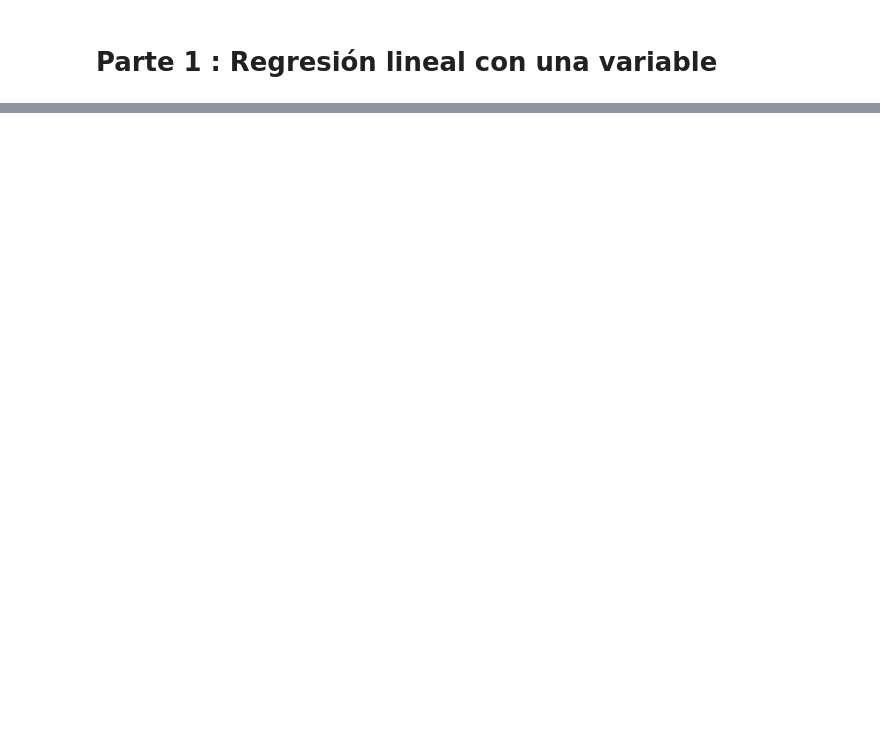
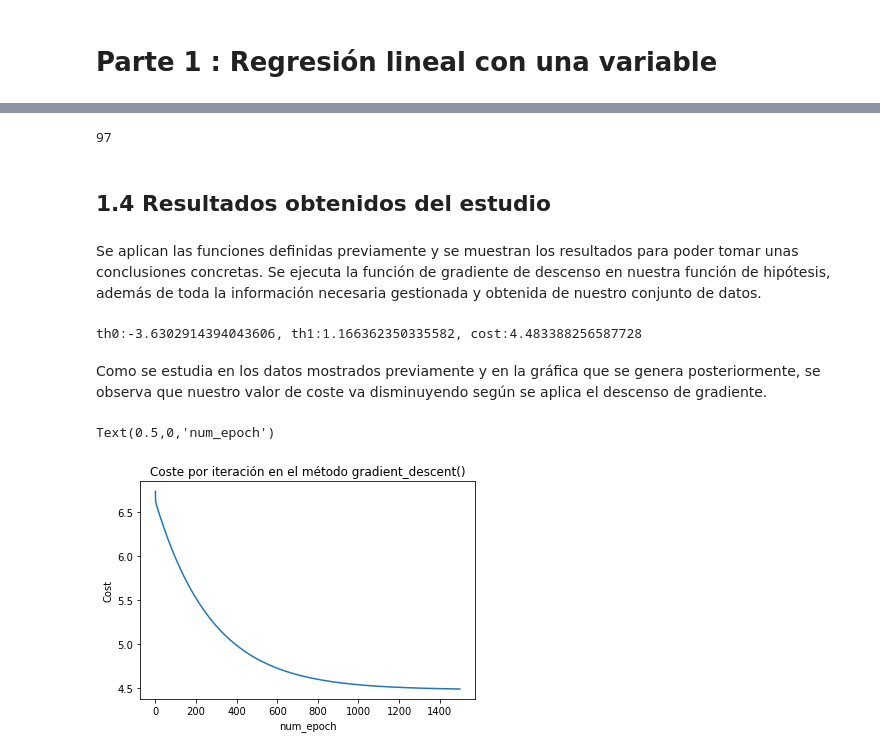
Before and after one commit to ivanfermena/Machine-Learning-Practice-1, a Jupyter notebook: Práctica 1 - Aprendizaje Automático y Big Data.ipynb, the cells around one changed output, grey strips where cells are left out. Cells and saved outputs as stored; diff of their text form; code cells hidden in the pictures; blank space fills up the shorter version.

```diff
--- a/Práctica 1 - Aprendizaje Automático y Big Data.ipynb
+++ b/Práctica 1 - Aprendizaje Automático y Big Data.ipynb
@@ -30,8 +49,7 @@ def hyphotesis_function(th0, th1, x):
 # %%
-# Implementacion de la funcion de coste de la regresion lineal J(th0,th1)
 def cost_function(fun, th0, th1, m, x, y):
-    sum_squared_error = 0
+    sum_cost = 0
     for i in range(0, m):
-        sum_error_squared += (fun(th0, th1, x[i]) - y[i])**2
-    mean_squared_error = sum_error_squared / (2*m)
-    return mean_error_squared
+        sum_cost += (fun(th0, th1, x[i]) - y[i])**2
+    cost = sum_cost / (2*m)
+    return cost
@@ -38,8 +58,14 @@ def cost_function(fun, th0, th1, m, x, y):
 # %%
-def gradient_descent(fun, th, lr, m, x, y):
-    for i in range(0, 1500):
-        new_th0 = th0 - (lr/m)*np.sum([fun(th0, th1, x[j]) - y[j] for j in range(0, m)])
-        new_th1 = th1 - (lr/m)*np.sum([((fun(th0, th1, x[j]) - y[j])*x[j]) for j in range(0, m)])
-        th0 = new_th0
-        th1 = new_th1
-        print('It: {}, MSE: {}'.format(i, cost_function(fun, th0, th1, m, x, y)))
+def gradient_descent(fun, th0, th1, m, x, y, lr=0.01, epochs=1500):
+    cost = []
+    curr_th0 = th0
+    curr_th1 = th1
+    for i in range(0, epochs):
+        new_th0 = curr_th0 - (lr/m)*np.sum([fun(curr_th0, curr_th1, x[j]) - y[j] for j in range(0, m)])
+        new_th1 = curr_th1 - (lr/m)*np.sum([((fun(curr_th0, curr_th1, x[j]) - y[j])*x[j]) for j in range(0, m)])
+        curr_th0 = new_th0
+        curr_th1 = new_th1
+        epoch_cost = cost_function(fun, curr_th0, curr_th1, m, x, y)
+        cost += [epoch_cost]
+        #print('It: {}, Cost: {}'.format(i, epoch_cost))
+    return curr_th0, curr_th1, cost
@@ -46,4 +74,8 @@ def gradient_descent(fun, th, lr, m, x, y):
 # %%
-th0 = 1
-th1 = 1
+th0 = 0
+th1 = 0
 lr = 0.01
+m = len(dataset)
+print (m)
+# %% [output]
+97
@@ -51,0 +82,19 @@ plt.plot(independent_data, hyphotesis_function(th0, th1, independent_data))
+# %% [markdown]
+## 1.4 Resultados obtenidos del estudio
+# %% [markdown]
+Se aplican las funciones definidas previamente y se muestran los resultados para poder tomar unas conclusiones concretas. Se ejecuta la función de gradiente de descenso en nuestra función de hipótesis, además de toda la información necesaria gestionada y obtenida de nuestro conjunto de datos.
+# %%
+gd_th0, gd_th1, gd_cost = gradient_descent(hyphotesis_function, th0, th1, m, independent_data, dependent_data, lr)
+print ('th0:{}, th1:{}, cost:{}'.format(gd_th0, gd_th1, gd_cost[-1]))
+# %% [output]
+th0:-3.6302914394043606, th1:1.166362350335582, cost:4.483388256587728
+# %% [markdown]
+Como se estudia en los datos mostrados previamente y en la gráfica que se genera posteriormente, se observa que nuestro valor de coste va disminuyendo según se aplica el descenso de gradiente.
+# %%
+plt.plot(gd_cost)
+plt.title('Coste por iteración en el método gradient_descent()')
+plt.ylabel('Cost')
+plt.xlabel('num_epoch')
+# %% [output]
+Text(0.5,0,'num_epoch')
+[figure, added]
```
Also changed, not shown: parts of 34 cells of this notebook.
